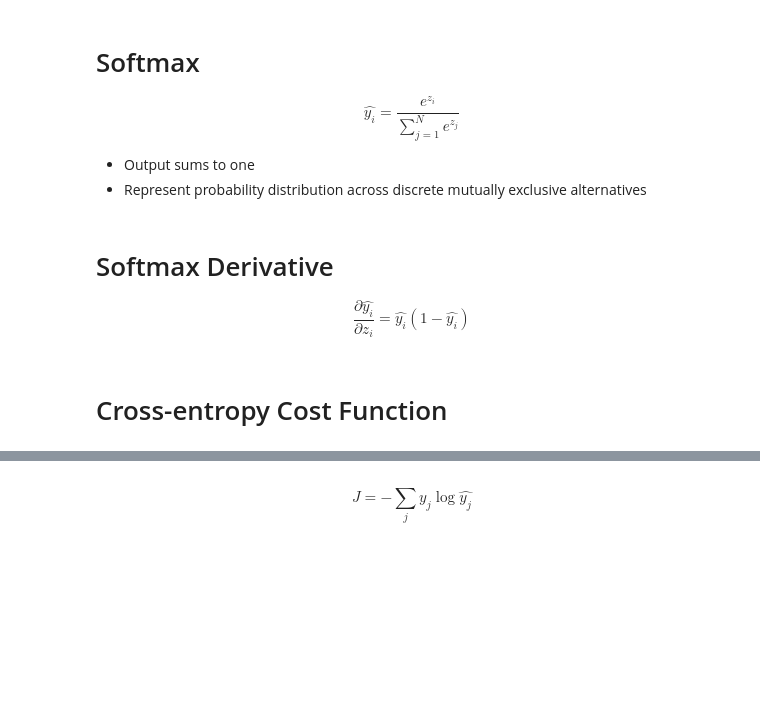
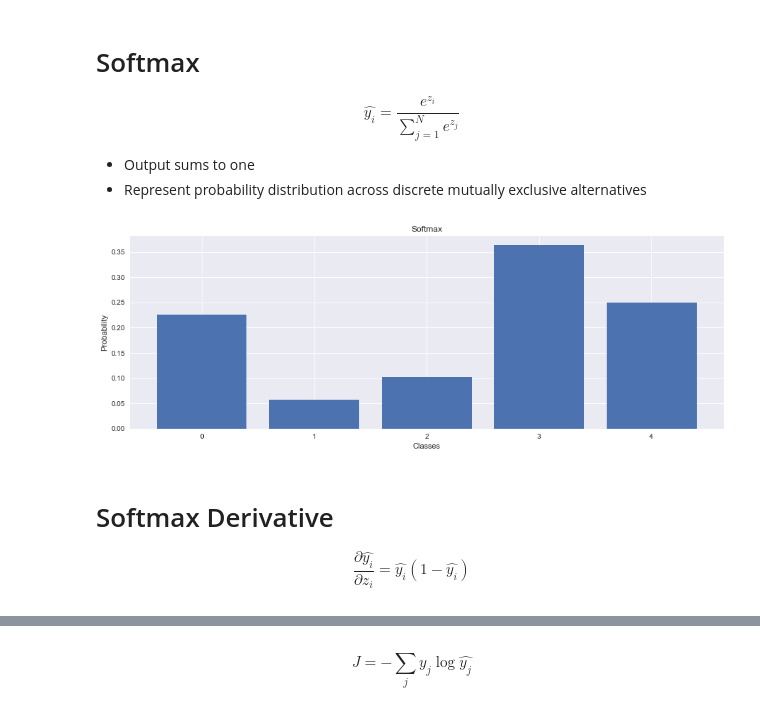
Before and after one commit to jordanott/DeepLearning, a Jupyter notebook: Notebooks/03 Training.ipynb, the cells around one changed output, grey strips where cells are left out. Drawn from its saved outputs; the diff is of its cells as text; code cells hidden in the pictures; blank space fills up the shorter version.

```diff
--- a/Notebooks/03 Training.ipynb
+++ b/Notebooks/03 Training.ipynb
@@ -52,11 +151,14 @@ warnings.filterwarnings('ignore')
 # %%
 def softmax(x):
     return np.exp(x)/np.sum(np.exp(x))
+
+x = np.random.randn(5); y = softmax(x)
+plt.bar(np.arange(5), y); plt.xlabel('Classes'); plt.ylabel('Probability'); plt.title('Softmax'); plt.show()
+# %% [output]
+[figure, added]
 # %% [markdown]
 # Softmax Derivative
 
 \begin{equation}
     \frac{\partial \hat{y_i}}{\partial z_i} = \hat{y_i} ( 1 - \hat{y_i})
 \end{equation}
-# %% [markdown]
-# Cross-entropy Cost Function
```
Also changed, not shown: parts of 31 cells of this notebook, 3 other files.
